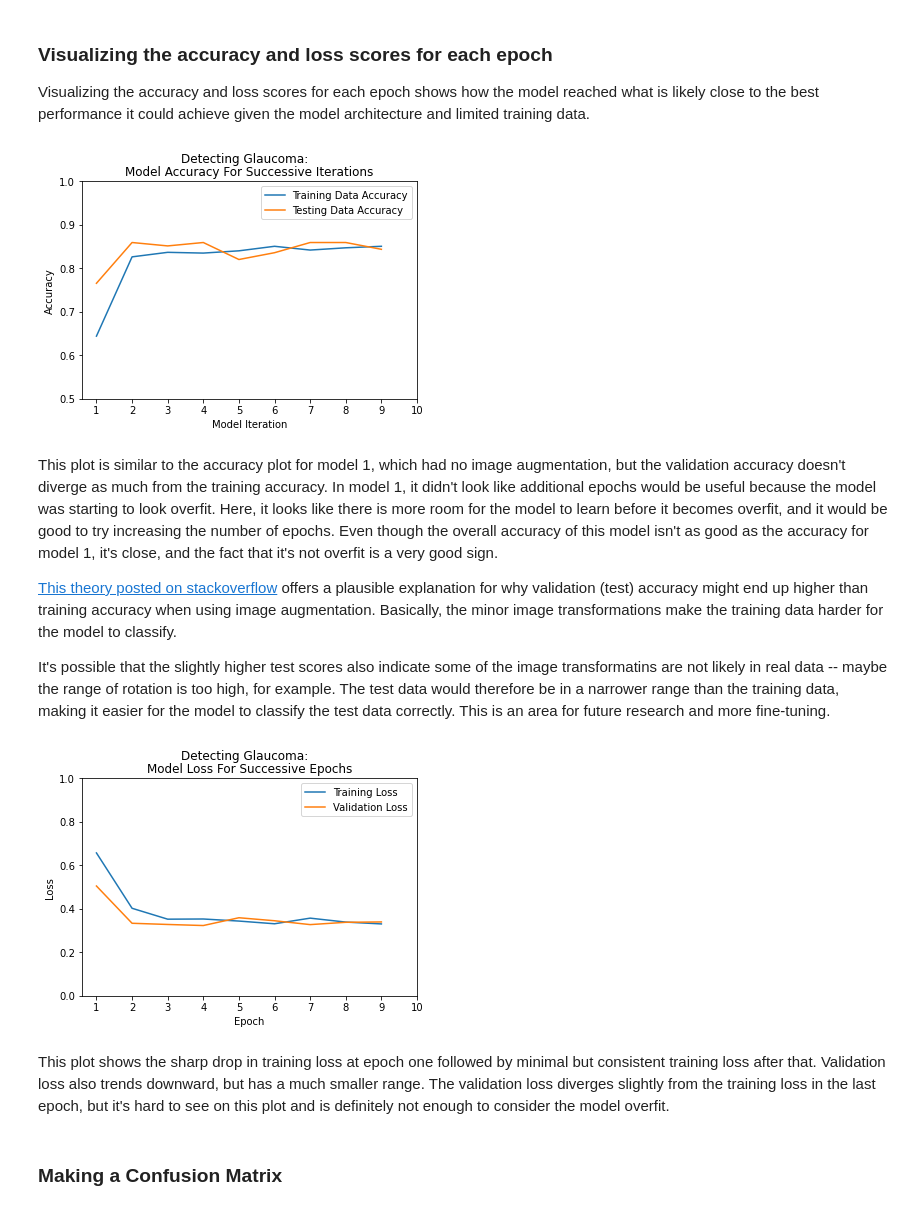
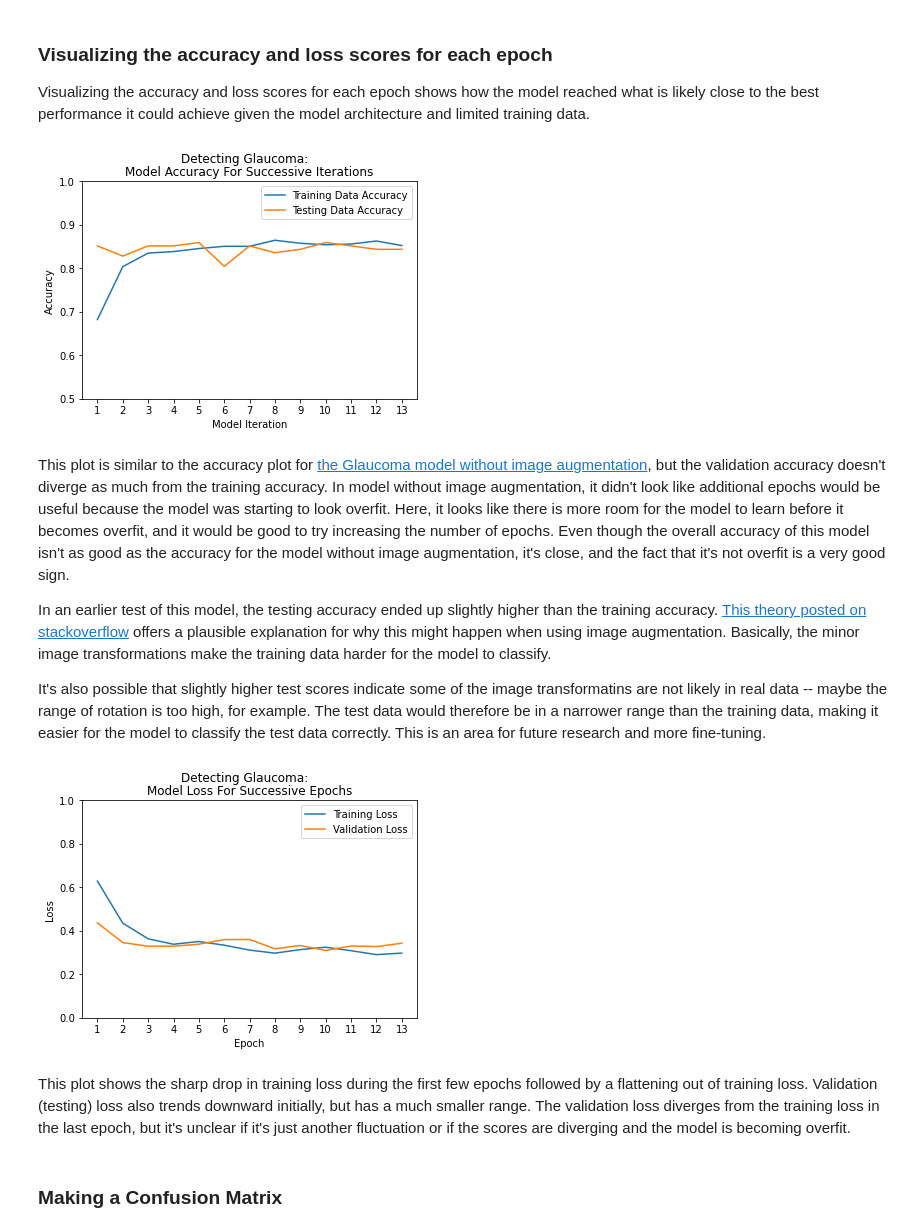
Before and after one commit to niri-sky/occular_disease_recognition, a Jupyter notebook: CNN_models/CNN_image_aug_glauc.ipynb, the cells around one changed output. Cells and saved outputs as stored; diff of their text form; code cells hidden in the pictures.

Commit message:
minor edits to final CNN models

```diff
--- a/CNN_models/CNN_image_aug_glauc.ipynb
+++ b/CNN_models/CNN_image_aug_glauc.ipynb
@@ -268,31 +266,31 @@ Visualizing the accuracy and loss scores for each epoch shows how the model reac
 # %%
 # plot the training and testing accuracy scores with the appropriate labels
 plt.plot(h.history['accuracy'], label='Training Data Accuracy')
 plt.plot(h.history['val_accuracy'], label='Testing Data Accuracy')
 
 # add titles and labels
 plt.title('Model Accuracy For Successive Iterations')
 plt.suptitle('Detecting Glaucoma:')
 plt.xlabel('Model Iteration')
-plt.xticks(ticks=range(0,10), labels=range(1,11))
+plt.xticks(ticks=range(0,13), labels=range(1,14))
 plt.ylabel('Accuracy')
 
 # set the y-axis range to .5 to 1 (i.e., a range of 50% to 100% accuracy)
 plt.ylim(.5,1)
 
 # include a legend
 plt.legend()
 
 # save the image as a jpg file
 plt.savefig('glauc_accuracy.jpg');
 # %% [output]
-[figure, old version]
+[figure, new version]
 # %% [markdown]
-This plot is similar to the accuracy plot for model 1, which had no image augmentation, but the validation accuracy doesn't diverge as much from the training accuracy. In model 1, it didn't look like additional epochs would be useful because the model was starting to look overfit. Here, it looks like there is more room for the model to learn before it becomes overfit, and it would be good to try increasing the number of epochs. Even though the overall accuracy of this model isn't as good as the accuracy for model 1, it's close, and the fact that it's not overfit is a very good sign.
+This plot is similar to the accuracy plot for [the Glaucoma model without image augmentation](./CNN_glaucoma_no_image_aug.ipynb), but the validation accuracy doesn't diverge as much from the training accuracy. In model without image augmentation, it didn't look like additional epochs would be useful because the model was starting to look overfit. Here, it looks like there is more room for the model to learn before it becomes overfit, and it would be good to try increasing the number of epochs. Even though the overall accuracy of this model isn't as good as the accuracy for the model without image augmentation, it's close, and the fact that it's not overfit is a very good sign.
 
-[This theory posted on stackoverflow](https://stackoverflow.com/questions/48845354/why-is-validation-accuracy-higher-than-training-accuracy-when-applying-data-augm) offers a plausible explanation for why validation (test) accuracy might end up higher than training accuracy when using image augmentation. Basically, the minor image transformations make the training data harder for the model to classify.
+In an earlier test of this model, the testing accuracy ended up slightly higher than the training accuracy. [This theory posted on stackoverflow](https://stackoverflow.com/questions/48845354/why-is-validation-accuracy-higher-than-training-accuracy-when-applying-data-augm) offers a plausible explanation for why this might happen when using image augmentation. Basically, the minor image transformations make the training data harder for the model to classify.
 
-It's possible that the slightly higher test scores also indicate some of the image transformatins are not likely in real data -- maybe the range of rotation is too high, for example. The test data would therefore be in a narrower range than the training data, making it easier for the model to classify the test data correctly. This is an area for future research and more fine-tuning.
+It's also possible that slightly higher test scores indicate some of the image transformatins are not likely in real data -- maybe the range of rotation is too high, for example. The test data would therefore be in a narrower range than the training data, making it easier for the model to classify the test data correctly. This is an area for future research and more fine-tuning.
 # %%
 # plot the training and testing loss scores
 plt.plot(h.history['loss'], label='Training Loss')
@@ -302,7 +300,7 @@ plt.plot(h.history['val_loss'], label='Validation Loss')
 plt.title('Model Loss For Successive Epochs')
 plt.suptitle('Detecting Glaucoma:')
 plt.xlabel('Epoch')
-plt.xticks(ticks=range(0,10), labels=range(1,11))
+plt.xticks(ticks=range(0,13), labels=range(1,14))
 plt.ylabel('Loss')
 
 # change the range of y to 0-1
@@ -314,9 +312,9 @@ plt.legend()
 # save the figure as a jpg
 plt.savefig('glauc_model_loss.jpg');
 # %% [output]
-[figure, old version]
+[figure, new version]
 # %% [markdown]
-This plot shows the sharp drop in training loss at epoch one followed by minimal but consistent training loss after that. Validation loss also trends downward, but has a much smaller range. The validation loss diverges slightly from the training loss in the last epoch, but it's hard to see on this plot and is definitely not enough to consider the model overfit.
+This plot shows the sharp drop in training loss during the first few epochs followed by a flattening out of training loss. Validation (testing) loss also trends downward initially, but has a much smaller range. The validation loss diverges from the training loss in the last epoch, but it's unclear if it's just another fluctuation or if the scores are diverging and the model is becoming overfit.
 # %% [markdown]
 ### Making a Confusion Matrix
 # %%
```
Also changed, not shown: parts of 8 cells of this notebook, 3 other files.
